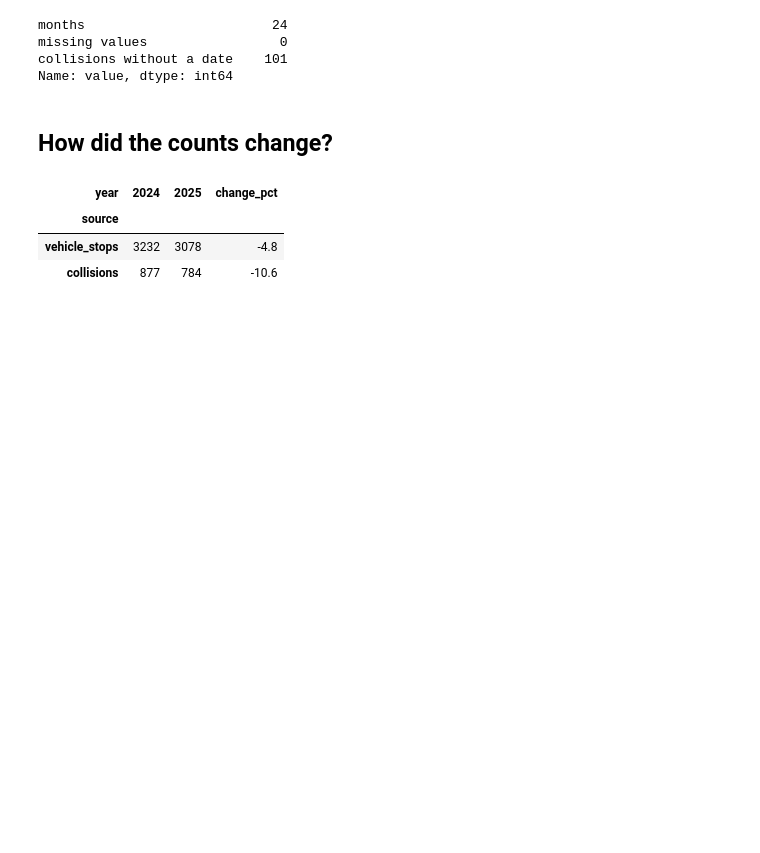
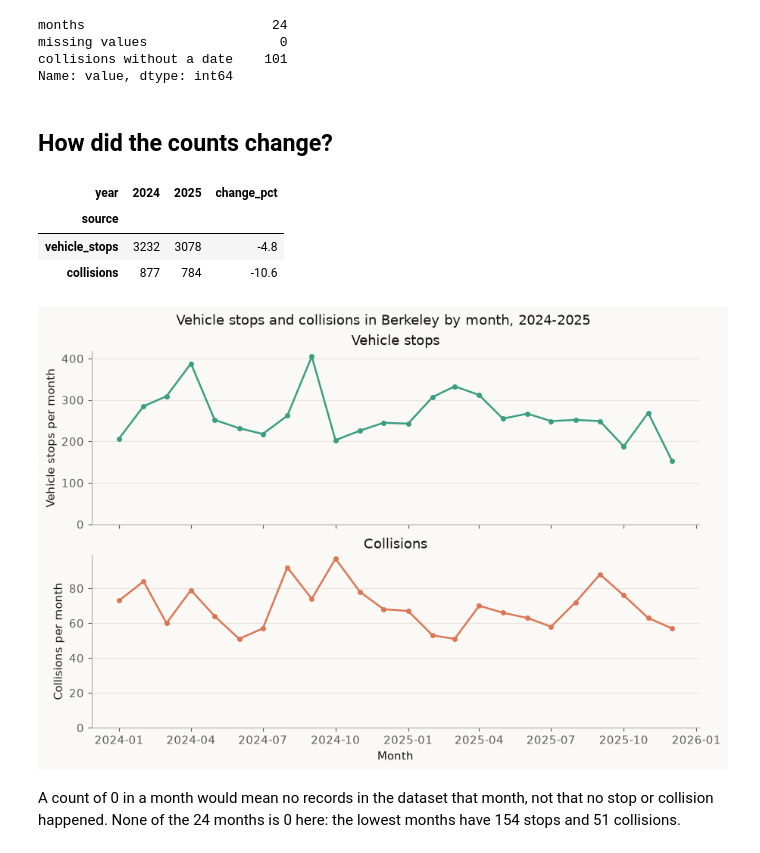
Before and after one commit to UCB-stat159-f26/final-project-team-16, a Jupyter notebook: notebooks/02_trends.ipynb, the cells around one changed output. Saved outputs shown, nothing was run; the diff lists cells and outputs as text; code cells hidden in the pictures; blank space fills up the shorter version.

```diff
--- a/notebooks/02_trends.ipynb
+++ b/notebooks/02_trends.ipynb
@@ -83,3 +84,26 @@ yearly
 | source |  |  |  |
 | vehicle_stops | 3232 | 3078 | -4.8 |
 | collisions | 877 | 784 | -10.6 |
+# %%
+# One panel per source, because stops run about four times higher than
+# collisions; each point is the first day of its month
+month_starts = monthly.index.to_timestamp()
+panels = [
+    ("vehicle_stops", "Vehicle stops", PALETTE[0]),
+    ("collisions", "Collisions", PALETTE[1]),
+]
+fig, axes = plt.subplots(2, 1, figsize=(9, 6), sharex=True, constrained_layout=True)
+for ax, (column, label, color) in zip(axes, panels):
+    ax.plot(month_starts, monthly[column], marker="o", color=color)
+    ax.set_title(label)
+    ax.set_ylabel(f"{label} per month")
+    ax.set_ylim(bottom=0)
+axes[-1].set_xlabel("Month")
+fig.suptitle(
+    f"Vehicle stops and collisions in Berkeley by month, {first_year}-{last_year}"
+)
+fig.savefig(figures / "02_a1_monthly_trends.png")
+# %% [output]
+[figure, added]
+# %% [markdown]
+A count of 0 in a month would mean no records in the dataset that month, not that no stop or collision happened. None of the 24 months is 0 here: the lowest months have 154 stops and 51 collisions.
```
Also changed, not shown: parts of 1 cell of this notebook, 1 other file.
